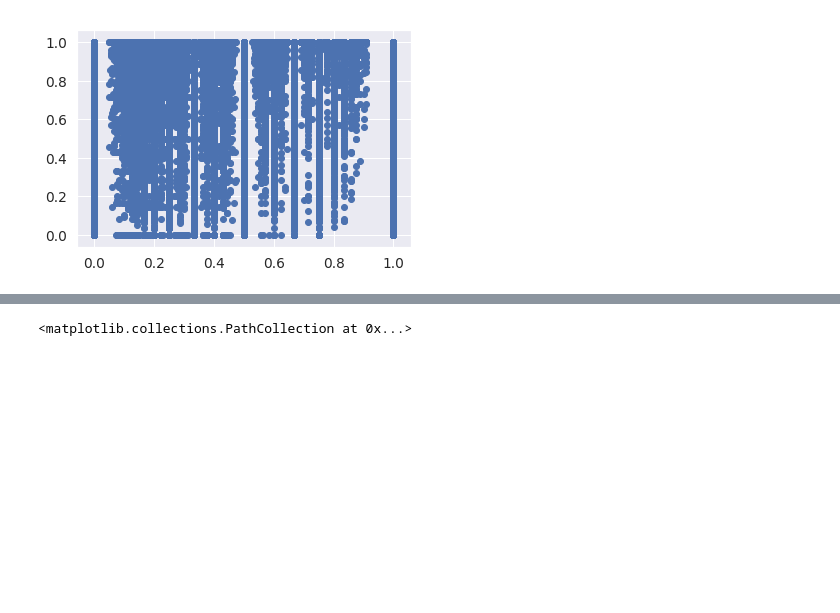
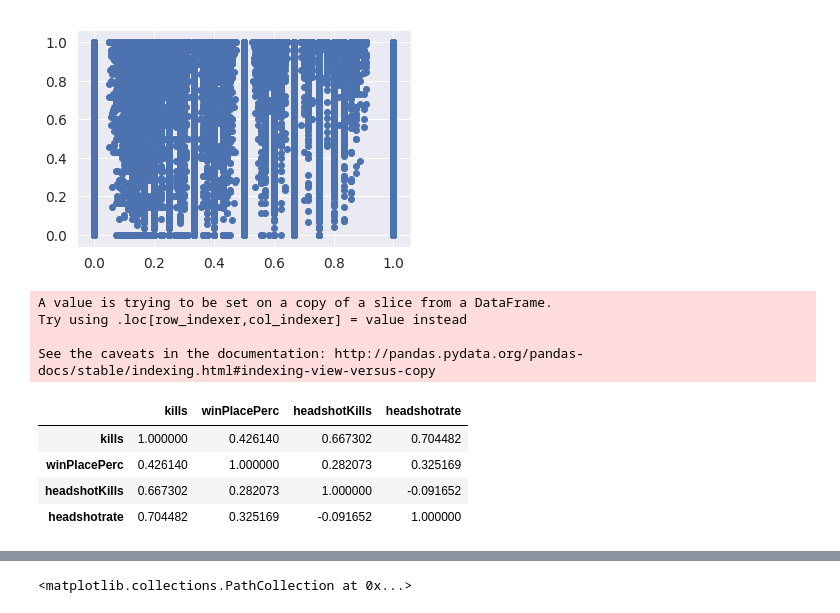
Before and after one commit to yshshadow/PUBG-Finish-Placement-Prediction, a Jupyter notebook: explore.ipynb, the cells around one changed output, grey strips where cells are left out. Cells and saved outputs as stored; diff of their text form; code cells hidden in the pictures; blank space fills up the shorter version.

Commit message:
data explore

```diff
--- a/explore.ipynb
+++ b/explore.ipynb
@@ -7,5 +1,5 @@ import seaborn as sns
 # %%
-df = pd.read_csv('./input/train_V2.csv', header=0)
+df = pd.read_csv('../input/train_V2.csv', header=0)
 df.shape
 # %% [output]
 (4446966, 29)
@@ -236,3 +230,17 @@ plt.scatter(df['headshot_rate'],df['winPlacePerc'])
 # %% [output]
 <matplotlib.collections.PathCollection at 0x...>
 [figure]
+# %%
+headshot = df[['kills','winPlacePerc','headshotKills']]
+headshot['headshotrate'] = headshot['kills'] / headshot['headshotKills']
+headshot.corr()
+# %% [output]
+A value is trying to be set on a copy of a slice from a DataFrame.
+Try using .loc[row_indexer,col_indexer] = value instead
+
+See the caveats in the documentation: http://pandas.pydata.org/pandas-docs/stable/indexing.html#indexing-view-versus-copy
+|  | kills | winPlacePerc | headshotKills | headshotrate |
+| kills | 1.000000 | 0.426140 | 0.667302 | 0.704482 |
+| winPlacePerc | 0.426140 | 1.000000 | 0.282073 | 0.325169 |
+| headshotKills | 0.667302 | 0.282073 | 1.000000 | -0.091652 |
+| headshotrate | 0.704482 | 0.325169 | -0.091652 | 1.000000 |
```
Also changed, not shown: parts of 6 cells of this notebook.
